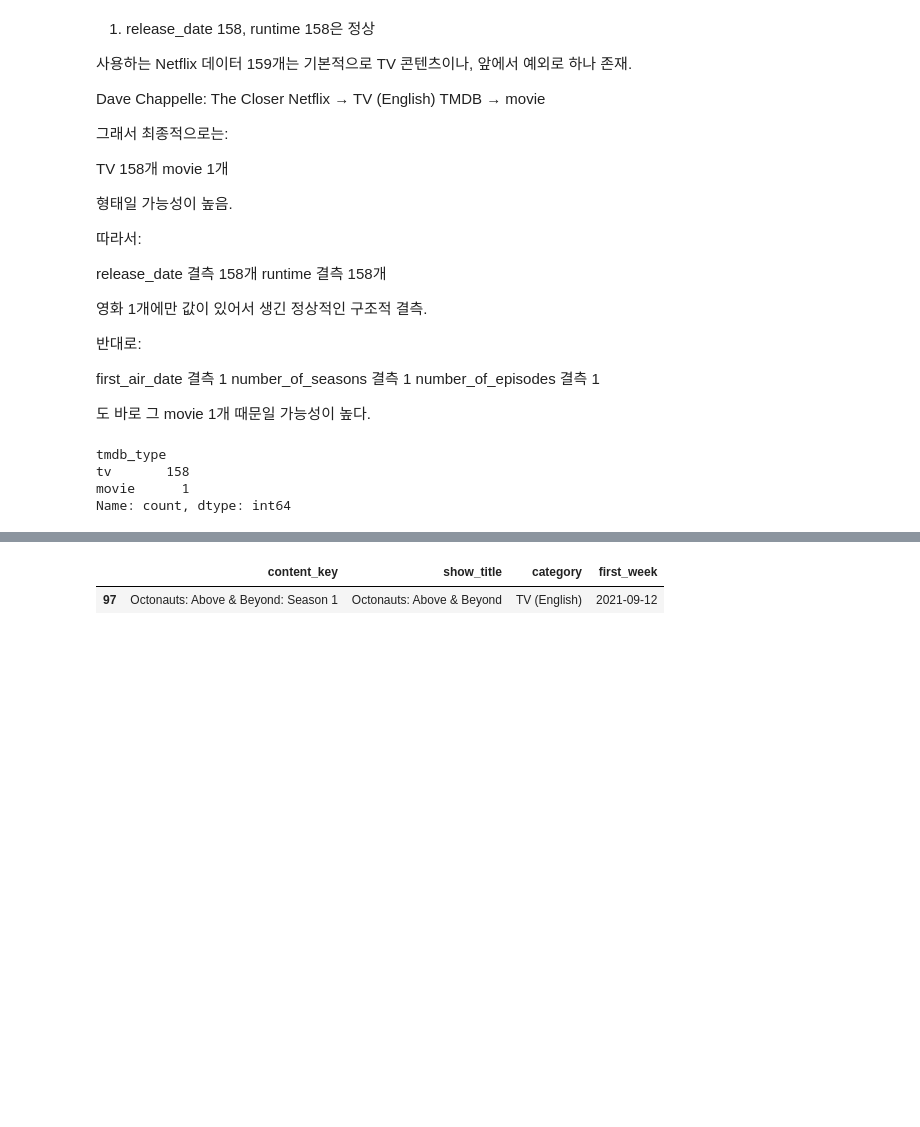
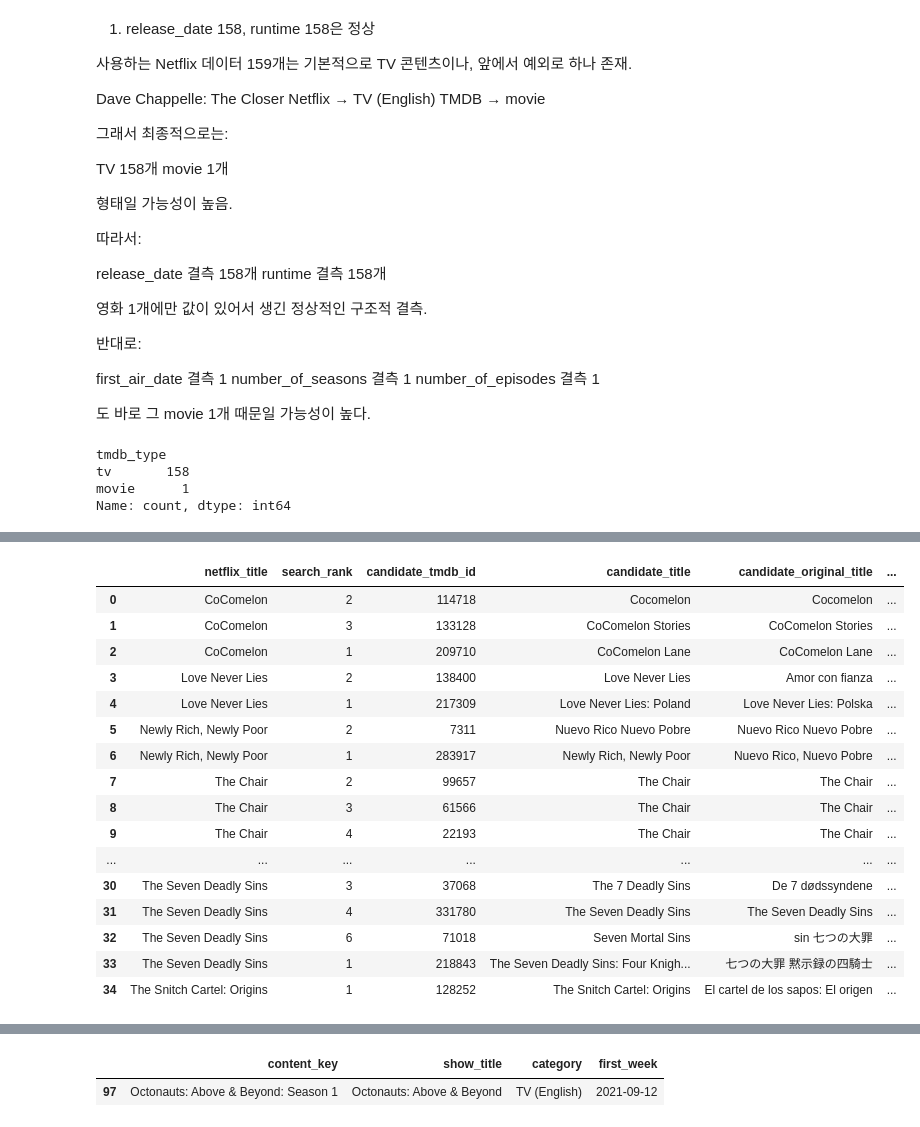
Before and after one commit to yryang101/netflix-game-ip-content-strategy, a Jupyter notebook: notebooks/03_netflix_tmdb_eda.ipynb, the cells around one changed output, grey strips where cells are left out. Drawn from its saved outputs; the diff is of its cells as text; code cells hidden in the pictures; blank space fills up the shorter version.

Commit message:
Validate TMDB matches and refresh secondary EDA

```diff
--- a/notebooks/03_netflix_tmdb_eda.ipynb
+++ b/notebooks/03_netflix_tmdb_eda.ipynb
@@ -209,0 +305,90 @@ Name: count, dtype: int64
+# %%
+# 제목·원제·언어·공개일을 함께 비교한 후보표와 작품별 권고안을 생성
+
+recommended_tmdb_ids = {
+    "CoComelon": 114718,
+    "Love Never Lies": 138400,
+    "Newly Rich, Newly Poor": 7311,
+    "The Chair": 99657,
+    "The Club": 95467,
+    "The Seven Deadly Sins": 62104,
+    "The Snitch Cartel: Origins": 128252
+}
+
+recommendation_notes = {
+    "CoComelon": "동일 영어 제목이며 2020년 공개작으로 Netflix 시즌 관측 시점과 일치",
+    "Love Never Lies": "영문 제목과 스페인어 원제 Amor con fianza가 일치하는 2021년 원작",
+    "Newly Rich, Newly Poor": "동일 스페인어 원제의 콜롬비아 2007년 원작",
+    "The Chair": "동일 영어 제목의 미국 2021년 Netflix 시리즈",
+    "The Club": "원제 El Club인 멕시코 스페인어 2019년 시리즈",
+    "The Seven Deadly Sins": "원제 七つの大罪인 일본어 2014년 본편 애니메이션",
+    "The Snitch Cartel: Origins": "제목·원제·언어는 정확하지만 공개일이 2022-06-14라 종료일 기준 충족 후보가 없어 보류"
+}
+
+current_matches = (
+    tmdb_mismatch_rows.sort_values("content_key")
+    .drop_duplicates("show_title")
+    .set_index("show_title")
+)
+tmdb_search_candidates_df["is_recommended"] = tmdb_search_candidates_df.apply(
+    lambda row: row["candidate_tmdb_id"] == recommended_tmdb_ids[row["netflix_title"]],
+    axis=1
+)
+tmdb_search_candidates_df["is_current_match"] = tmdb_search_candidates_df.apply(
+    lambda row: row["candidate_tmdb_id"] == current_matches.loc[row["netflix_title"], "tmdb_id"],
+    axis=1
+)
+
+tmdb_candidate_review_df = (
+    tmdb_search_candidates_df.loc[
+        tmdb_search_candidates_df["within_observation_period"]
+        | tmdb_search_candidates_df["is_current_match"]
+        | tmdb_search_candidates_df["is_recommended"]
+    ]
+    .sort_values(
+        ["netflix_title", "is_recommended", "within_observation_period", "search_rank"],
+        ascending=[True, False, False, True]
+    )
+    .reset_index(drop=True)
+)
+display(tmdb_candidate_review_df)
+
+recommendation_rows = []
+for netflix_title, recommended_id in recommended_tmdb_ids.items():
+    selected = tmdb_search_candidates_df.loc[
+        (tmdb_search_candidates_df["netflix_title"] == netflix_title)
+        & (tmdb_search_candidates_df["candidate_tmdb_id"] == recommended_id)
+    ].iloc[0]
+    recommendation_rows.append({
+        "netflix_title": netflix_title,
+        "current_tmdb_id": int(current_matches.loc[netflix_title, "tmdb_id"]),
+        "current_first_air_date": current_matches.loc[netflix_title, "first_air_date"],
+        "recommended_tmdb_id": recommended_id,
+        "candidate_title": selected["candidate_title"],
+        "candidate_original_title": selected["candidate_original_title"],
+        "candidate_language": selected["candidate_language"],
+        "candidate_first_air_date": selected["candidate_first_air_date"],
+        "decision": "교체 제안" if selected["within_observation_period"] else "보류",
+        "reason": recommendation_notes[netflix_title]
+    })
+
+tmdb_recommendation_df = pd.DataFrame(recommendation_rows)
+display(tmdb_recommendation_df)
+# %% [output]
+|  | netflix_title | search_rank | candidate_tmdb_id | candidate_title | candidate_original_title | ... |
+| 0 | CoComelon | 2 | 114718 | Cocomelon | Cocomelon | ... |
+| 1 | CoComelon | 3 | 133128 | CoComelon Stories | CoComelon Stories | ... |
+| 2 | CoComelon | 1 | 209710 | CoComelon Lane | CoComelon Lane | ... |
+| 3 | Love Never Lies | 2 | 138400 | Love Never Lies | Amor con fianza | ... |
+| 4 | Love Never Lies | 1 | 217309 | Love Never Lies: Poland | Love Never Lies: Polska | ... |
+| 5 | Newly Rich, Newly Poor | 2 | 7311 | Nuevo Rico Nuevo Pobre | Nuevo Rico Nuevo Pobre | ... |
+| 6 | Newly Rich, Newly Poor | 1 | 283917 | Newly Rich, Newly Poor | Nuevo Rico, Nuevo Pobre | ... |
+| 7 | The Chair | 2 | 99657 | The Chair | The Chair | ... |
+| 8 | The Chair | 3 | 61566 | The Chair | The Chair | ... |
+| 9 | The Chair | 4 | 22193 | The Chair | The Chair | ... |
+| ... | ... | ... | ... | ... | ... | ... |
+| 30 | The Seven Deadly Sins | 3 | 37068 | The 7 Deadly Sins | De 7 dødssyndene | ... |
+| 31 | The Seven Deadly Sins | 4 | 331780 | The Seven Deadly Sins | The Seven Deadly Sins | ... |
+| 32 | The Seven Deadly Sins | 6 | 71018 | Seven Mortal Sins | sin 七つの大罪 | ... |
+| 33 | The Seven Deadly Sins | 1 | 218843 | The Seven Deadly Sins: Four Knigh... | 七つの大罪 黙示録の四騎士 | ... |
+| 34 | The Snitch Cartel: Origins | 1 | 128252 | The Snitch Cartel: Origins | El cartel de los sapos: El origen | ... |
```
Also changed, not shown: parts of 29 cells of this notebook.
